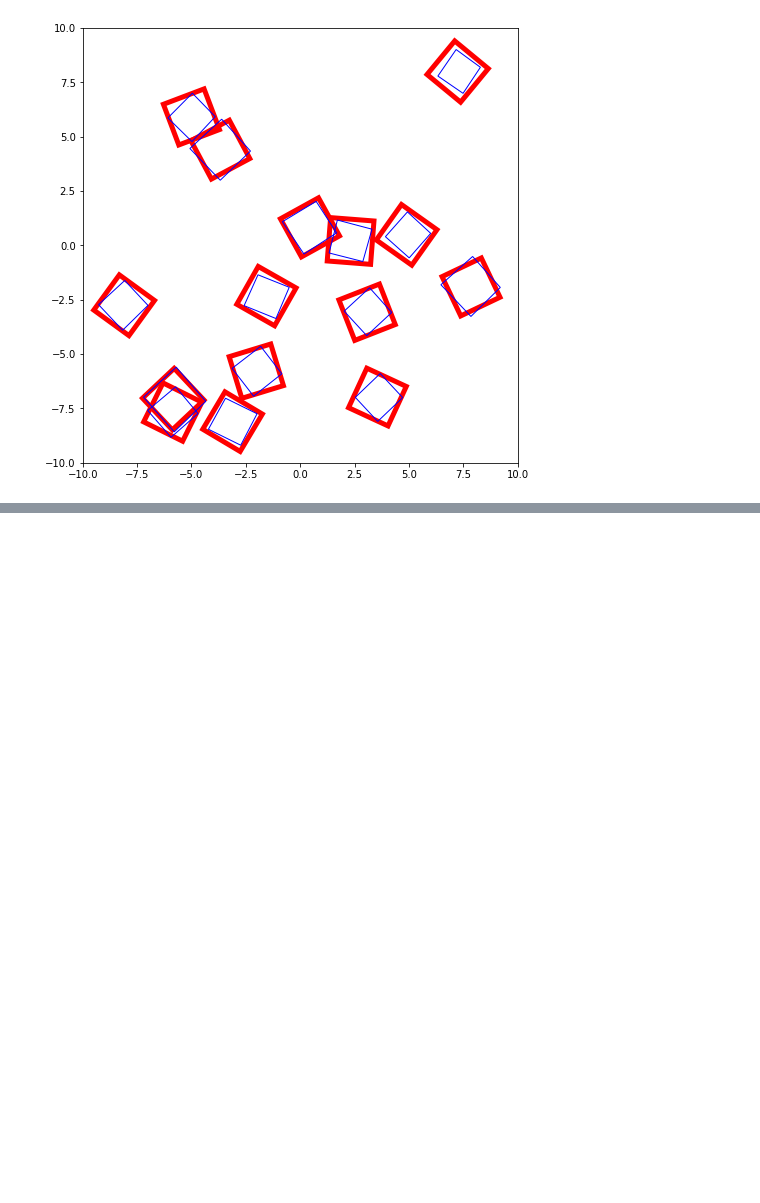
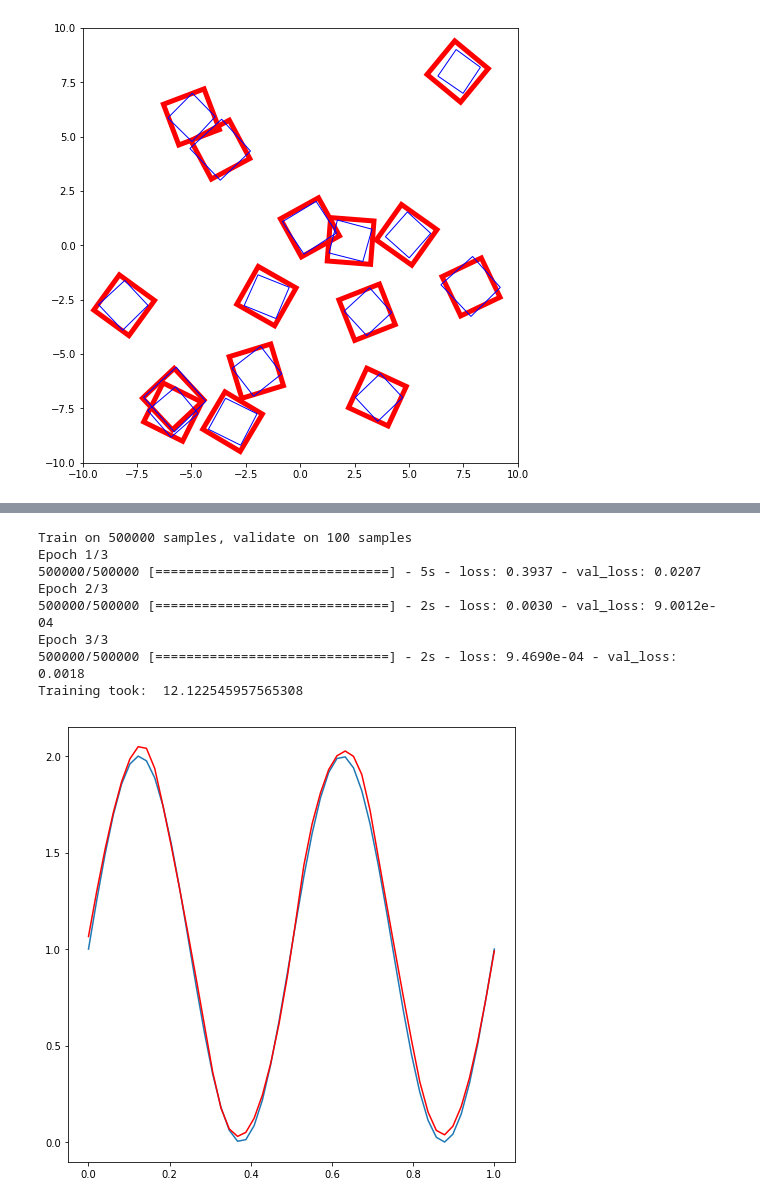
Before and after one commit to lawsonfulton/research-experiments, a Jupyter notebook: box-auto-enc/experiment book.ipynb, the cells around one changed output, grey strips where cells are left out. Cells and saved outputs as stored; diff of their text form; code cells hidden in the pictures; blank space fills up the shorter version.

```diff
--- a/box-auto-enc/experiment book.ipynb
+++ b/box-auto-enc/experiment book.ipynb
@@ -1416,0 +1449,12 @@ Total runtime:  81.028156042099
+# %%
+learn_simple()
+# %% [output]
+Train on 500000 samples, validate on 100 samples
+Epoch 1/3
+500000/500000 [==============================] - 5s - loss: 0.3937 - val_loss: 0.0207
+Epoch 2/3
+500000/500000 [==============================] - 2s - loss: 0.0030 - val_loss: 9.0012e-04
+Epoch 3/3
+500000/500000 [==============================] - 2s - loss: 9.4690e-04 - val_loss: 0.0018
+Training took:  12.122545957565308
+[figure, added]
```
Also changed, not shown: parts of 4 cells of this notebook, 5 other files.
